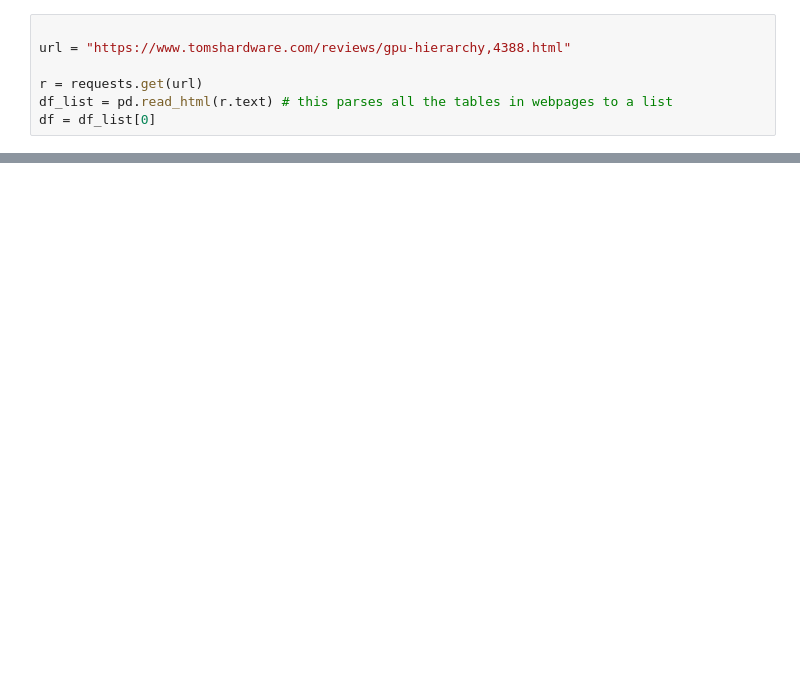
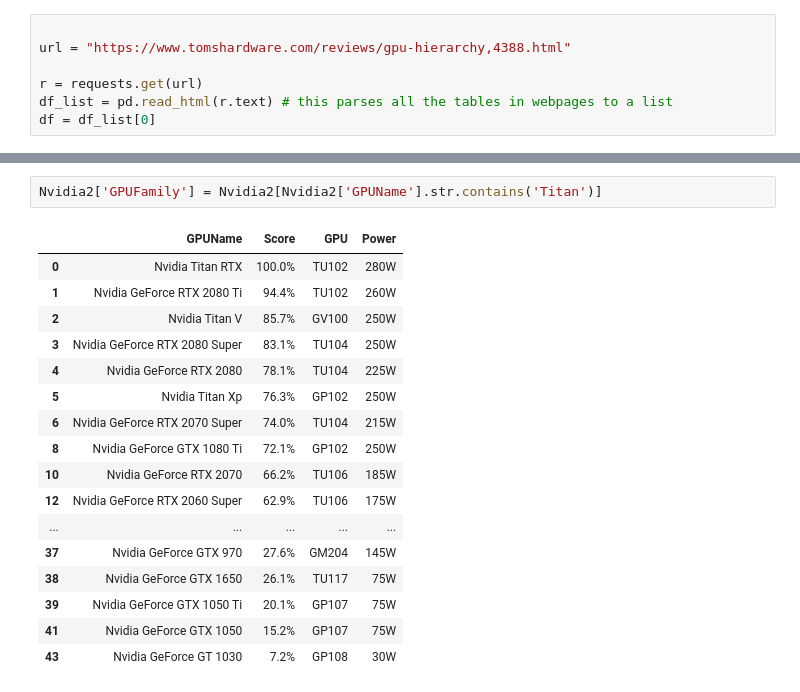
Before and after one commit to arimanyus/Kashi-Base1, a Jupyter notebook: Untitled.ipynb, the cells around one changed output, grey strips where cells are left out. Drawn from its saved outputs; the diff is of its cells as text; blank space fills up the shorter version.

```diff
--- a/Untitled.ipynb
+++ b/Untitled.ipynb
@@ -64,0 +97,20 @@ KeyError: '1'
+# %%
+Nvidia2['GPUFamily'] = Nvidia2[Nvidia2['GPUName'].str.contains('Titan')]
+# %% [output]
+|  | GPUName | Score | GPU | Power |
+| 0 | Nvidia Titan RTX | 100.0% | TU102 | 280W |
+| 1 | Nvidia GeForce RTX 2080 Ti | 94.4% | TU102 | 260W |
+| 2 | Nvidia Titan V | 85.7% | GV100 | 250W |
+| 3 | Nvidia GeForce RTX 2080 Super | 83.1% | TU104 | 250W |
+| 4 | Nvidia GeForce RTX 2080 | 78.1% | TU104 | 225W |
+| 5 | Nvidia Titan Xp | 76.3% | GP102 | 250W |
+| 6 | Nvidia GeForce RTX 2070 Super | 74.0% | TU104 | 215W |
+| 8 | Nvidia GeForce GTX 1080 Ti | 72.1% | GP102 | 250W |
+| 10 | Nvidia GeForce RTX 2070 | 66.2% | TU106 | 185W |
+| 12 | Nvidia GeForce RTX 2060 Super | 62.9% | TU106 | 175W |
+| ... | ... | ... | ... | ... |
+| 37 | Nvidia GeForce GTX 970 | 27.6% | GM204 | 145W |
+| 38 | Nvidia GeForce GTX 1650 | 26.1% | TU117 | 75W |
+| 39 | Nvidia GeForce GTX 1050 Ti | 20.1% | GP107 | 75W |
+| 41 | Nvidia GeForce GTX 1050 | 15.2% | GP107 | 75W |
+| 43 | Nvidia GeForce GT 1030 | 7.2% | GP108 | 30W |
```
Also changed, not shown: parts of 7 cells of this notebook, 1 other file.
